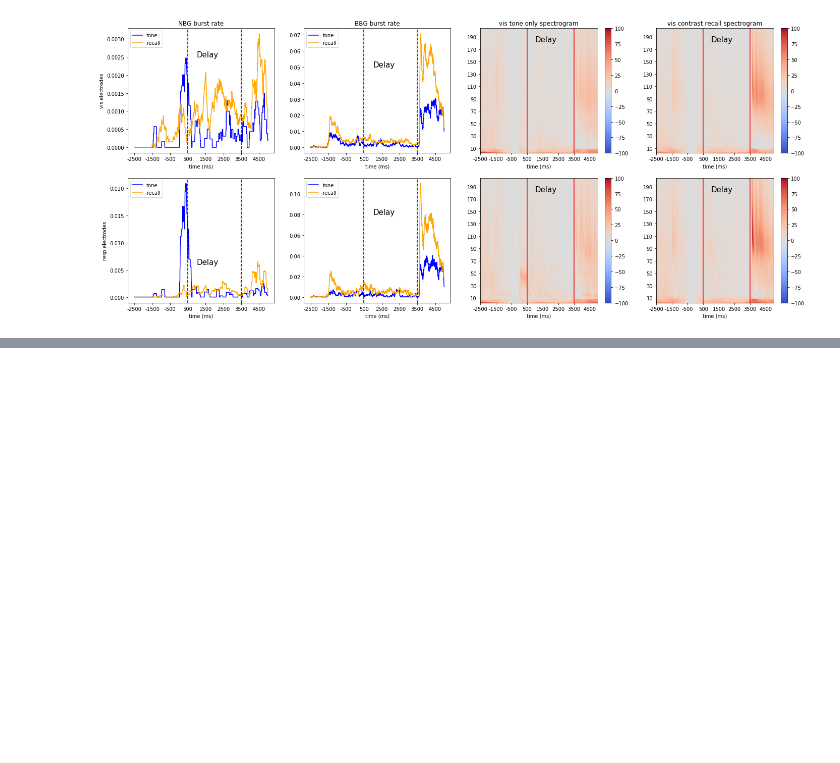
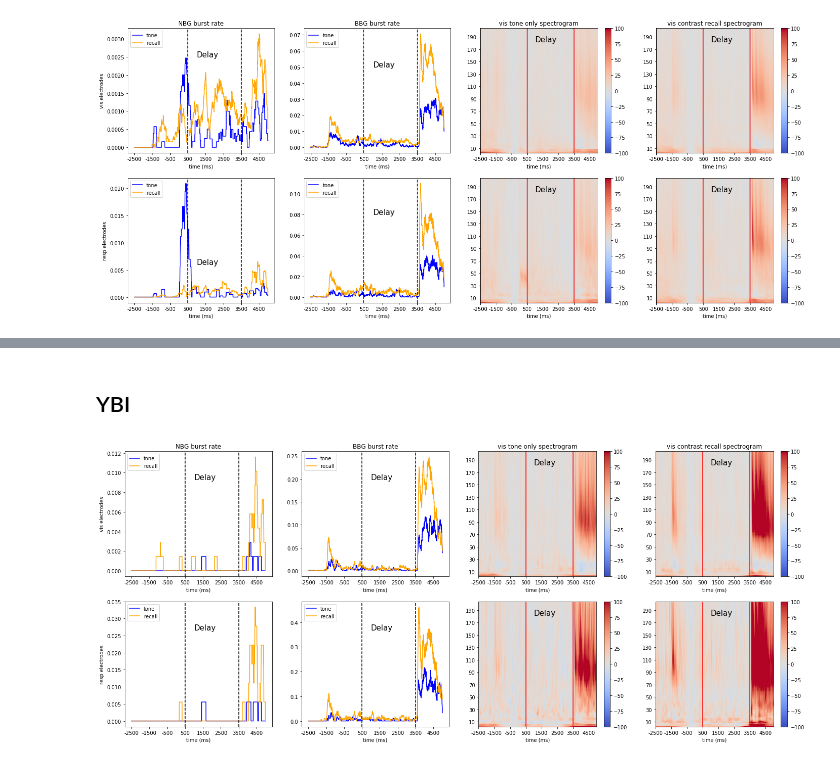
Before and after one commit to YeLiBCM/Grating_recall, a Jupyter notebook: plot_br_spect_summary.ipynb, the cells around one changed output, grey strips where cells are left out. Saved outputs shown, nothing was run; the diff lists cells and outputs as text; code cells hidden in the pictures; blank space fills up the shorter version.

```diff
--- a/plot_br_spect_summary.ipynb
+++ b/plot_br_spect_summary.ipynb
@@ -409,0 +512,6 @@ ax[1,3].set_yticklabels(np.arange(10,220,20));
+# %% [markdown]
+## YBI
+# %%
+sbj_plot('YBI')
+# %% [output]
+[figure, added]
```
Also changed, not shown: parts of 12 cells of this notebook.
